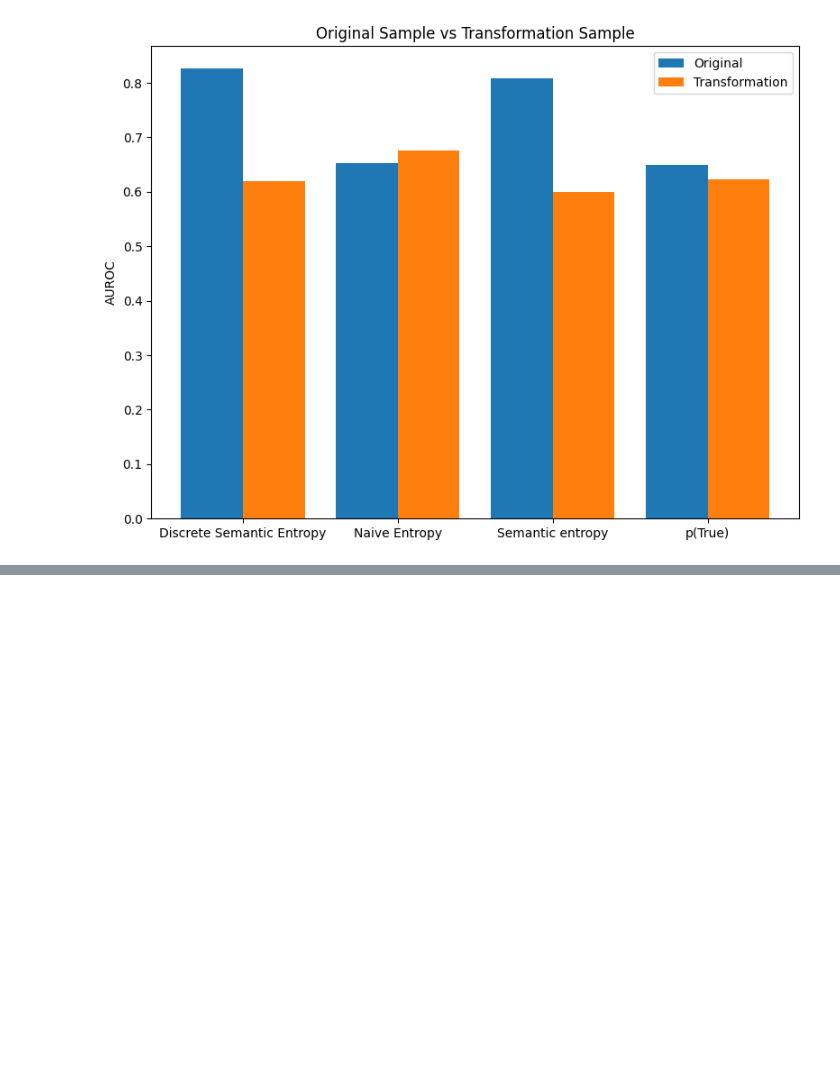
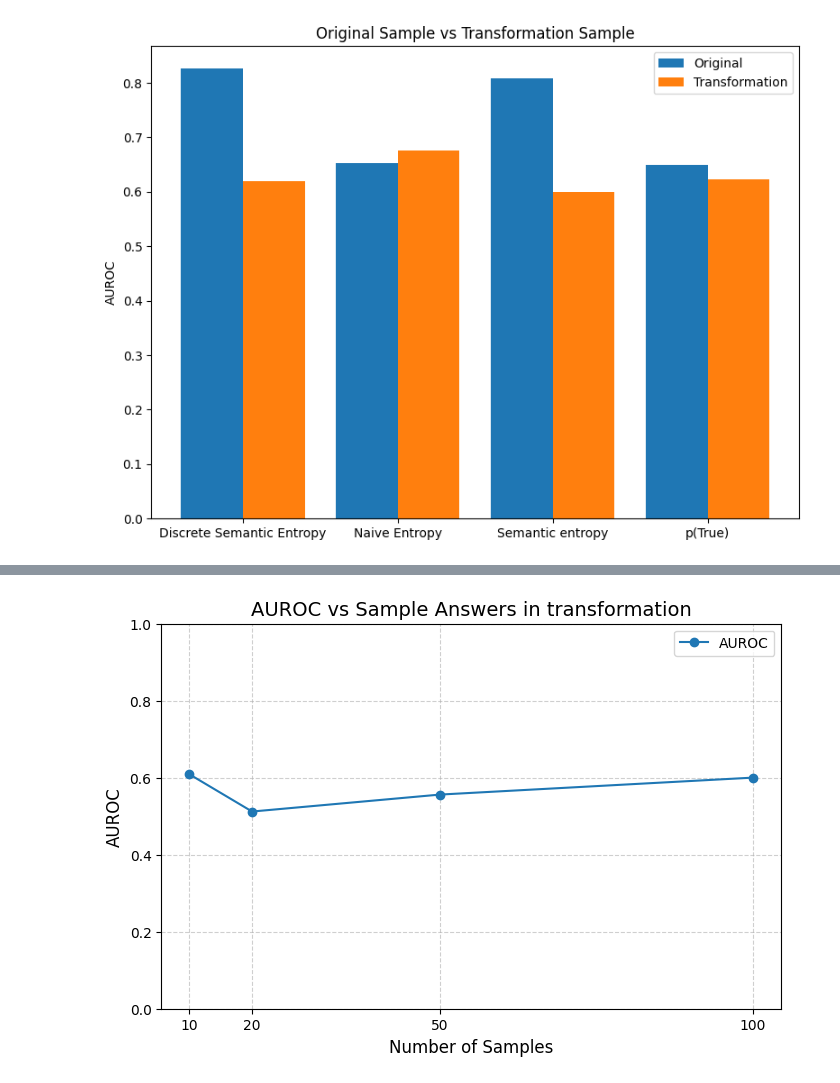
Before and after one commit to Cookieser/MLLM-Uncertainty, a Jupyter notebook: result/out.ipynb, the cells around one changed output, grey strips where cells are left out. Cells and saved outputs as stored; diff of their text form; code cells hidden in the pictures; blank space fills up the shorter version.

```diff
--- a/result/out.ipynb
+++ b/result/out.ipynb
@@ -76,0 +78,20 @@ plt.show()
+# %%
+# Adding an additional value for 50 samples (interpolated based on the trend)
+samples_extended = [10, 20, 50, 100]
+auroc_values_extended = [0.6088359394390668, 0.5121635610766045,
+                         (0.5121635610766045 + 0.6002771478961956) / 2,  # Approximation for 50 samples
+                         0.6002771478961956]
+
+# Plotting
+plt.figure(figsize=(8, 5))
+plt.plot(samples_extended, auroc_values_extended, marker='o', linestyle='-', label="AUROC")
+plt.title("AUROC vs Sample Answers in transformation", fontsize=14)
+plt.xlabel("Number of Samples", fontsize=12)
+plt.ylabel("AUROC", fontsize=12)
+plt.xticks(samples_extended)
+plt.ylim(0, 1)  # Setting y-axis limits from 0 to 1
+plt.grid(True, linestyle='--', alpha=0.6)
+plt.legend()
+plt.show()
+# %% [output]
+[figure, added]
```
Also changed, not shown: parts of 5 cells of this notebook, 1 other file.
